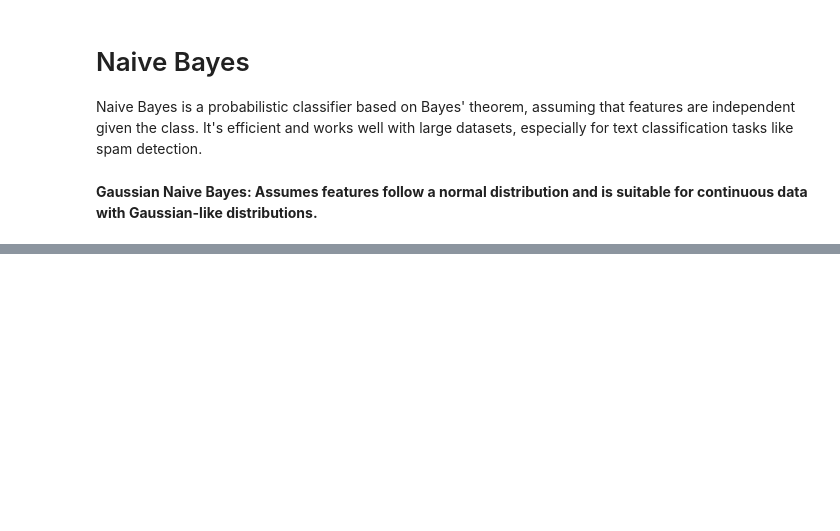
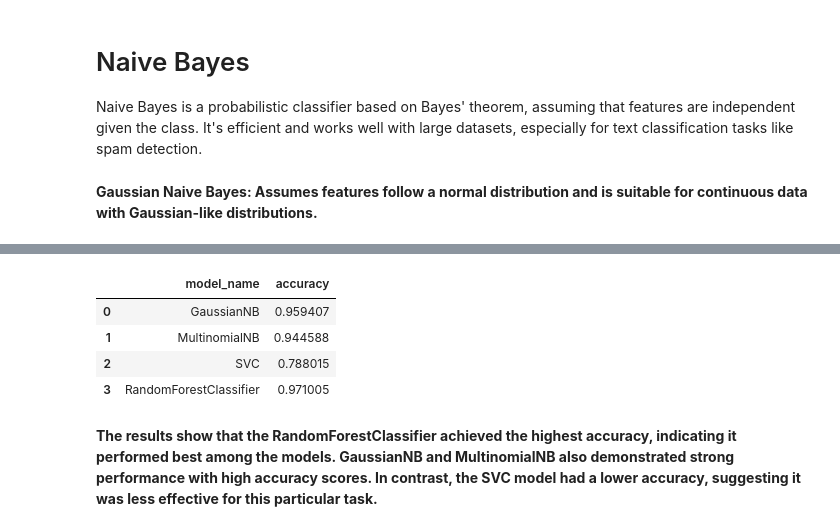
Before and after one commit to MuhammadShavaiz/Spam_or_Ham_EmailDetection, a Jupyter notebook: Spam_Email_Detection.ipynb, the cells around one changed output, grey strips where cells are left out. Drawn from its saved outputs; the diff is of its cells as text; code cells hidden in the pictures; blank space fills up the shorter version.

```diff
--- a/Spam_Email_Detection.ipynb
+++ b/Spam_Email_Detection.ipynb
@@ -199,0 +195,3 @@ GaussianNB Accuracy: 0.9594
+# %%
+# storing the model result in a variable, printing accuracy and confusion matrix
+GuassianNB_result = evaluate_model('GaussianNB')
@@ -199,0 +255,14 @@ GaussianNB Accuracy: 0.9594
+# %%
+result_summary = pd.DataFrame([GuassianNB_result,
+                               MultinomialNB_result,
+                               SVC_result,
+                               RandomForestClassifier_result])
+result_summary
+# %% [output]
+|  | model_name | accuracy |
+| 0 | GaussianNB | 0.959407 |
+| 1 | MultinomialNB | 0.944588 |
+| 2 | SVC | 0.788015 |
+| 3 | RandomForestClassifier | 0.971005 |
+# %% [markdown]
+**The results show that the RandomForestClassifier achieved the highest accuracy, indicating it performed best among the models. GaussianNB and MultinomialNB also demonstrated strong performance with high accuracy scores. In contrast, the SVC model had a lower accuracy, suggesting it was less effective for this particular task.**
```
Also changed, not shown: parts of 10 cells of this notebook.
